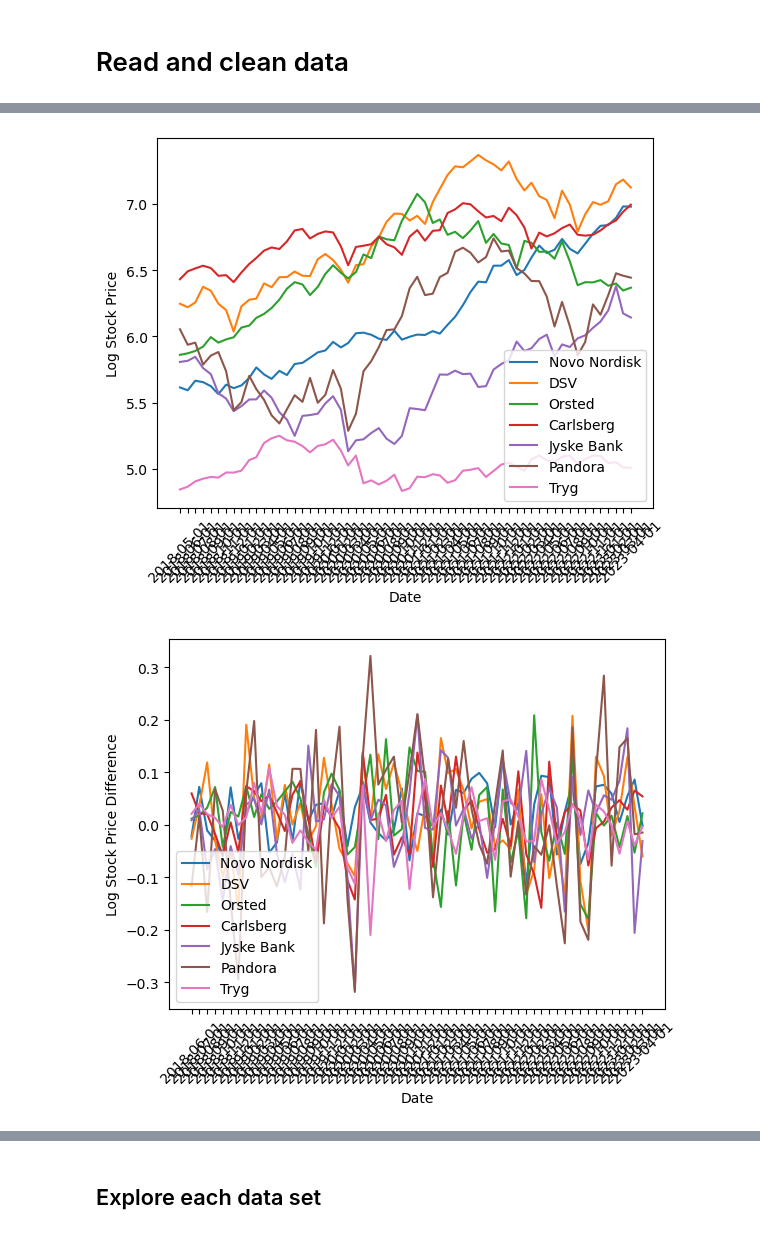
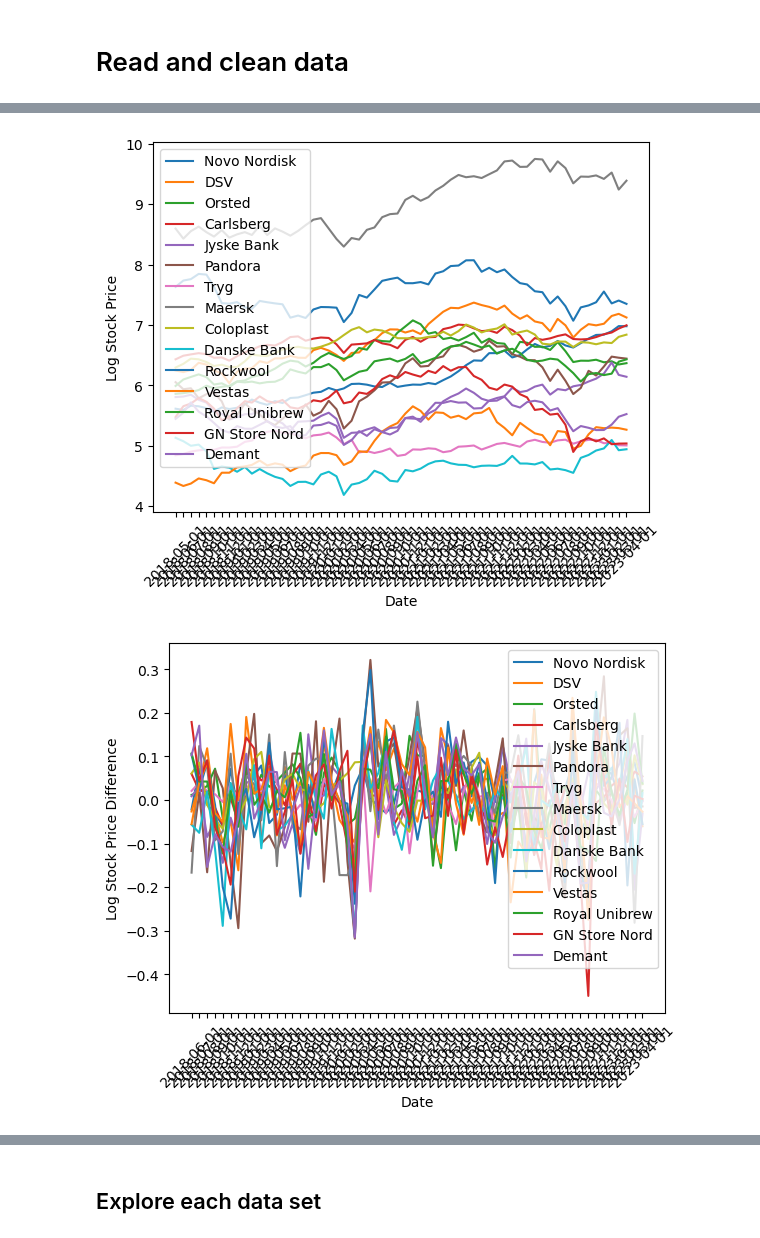
Before and after one commit to NumEconCopenhagen/projects-2023-mmj, a Jupyter notebook: dataproject/dataproject.ipynb, the cells around one changed output, grey strips where cells are left out. Cells and saved outputs as stored; diff of their text form; code cells hidden in the pictures.

```diff
--- a/dataproject/dataproject.ipynb
+++ b/dataproject/dataproject.ipynb
@@ -54,6 +55,5 @@ plt.show()
 # %%
 import chardet
-import matplotlib.dates as mdates
 
 # Detect the encoding type of the file
 with open('Monthly prices.csv', 'rb') as f:
@@ -69,21 +69,17 @@ fig, ax = plt.subplots()
 
 # Set x-axis to be the date column
 ax.set_xlabel('Date')
-# Set the x-axis locator and formatter
-locator = mdates.MonthLocator(bymonth=(1, 5, 11))
-formatter = mdates.DateFormatter('%Y Q%q')
-ax.xaxis.set_major_locator(locator)
-ax.xaxis.set_major_formatter(formatter)
+ax.set_xticks(df1['Date'].values)
+ax.set_xticklabels(df1['Date'].dt.strftime('%Y-%m-%d'), rotation=45)
 
 # Set y-axis to be the stock price column for each company
 ax.set_ylabel('Stock Price')
-for company in ['Novo Nordisk', 'DSV', 'Orsted', 'Carlsberg', 'Jyske Bank', 'Pandora', 'Tryg']:
+for company in ['Novo Nordisk', 'DSV', 'Orsted', 'Carlsberg', 'Jyske Bank', 'Pandora', 'Tryg', 'Maersk', 'Coloplast', 'Danske Bank', 'Rockwool', 'Vestas', 'Royal Unibrew', 'GN Store Nord', 'Demant']:
     ax.plot(df1['Date'], df1[company], label=company)
 
 # Add a legend to the plot
 ax.legend()
 
-
 # Show the plot
 plt.show()
 # %% [output]
@@ -98,44 +94,44 @@ df1 = pd.read_csv('Monthly prices.csv', delimiter=';')
 df1['Date'] = pd.to_datetime(df1['Date'])
 
 # Compute log prices for each company
-log_prices = np.log(df1[['Novo Nordisk', 'DSV', 'Orsted', 'Carlsberg', 'Jyske Bank', 'Pandora', 'Tryg']])
+log_prices = np.log(df1[['Novo Nordisk', 'DSV', 'Orsted', 'Carlsberg', 'Jyske Bank', 'Pandora', 'Tryg', 'Maersk', 'Coloplast', 'Danske Bank', 'Rockwool', 'Vestas', 'Royal Unibrew', 'GN Store Nord', 'Demant']])
 
 # Replace original prices with log prices
-df1[['Novo Nordisk', 'DSV', 'Orsted', 'Carlsberg', 'Jyske Bank', 'Pandora', 'Tryg']] = log_prices
+df1[['Novo Nordisk', 'DSV', 'Orsted', 'Carlsberg', 'Jyske Bank', 'Pandora', 'Tryg', 'Maersk', 'Coloplast', 'Danske Bank', 'Rockwool', 'Vestas', 'Royal Unibrew', 'GN Store Nord', 'Demant']] = log_prices
 
 # Plot the log prices
 fig, ax = plt.subplots()
 ax.set_xlabel('Date')
 ax.set_xticks(df1['Date'].values)
 ax.set_xticklabels(df1['Date'].dt.strftime('%Y-%m-%d'), rotation=45)
 ax.set_ylabel('Log Stock Price')
-for company in ['Novo Nordisk', 'DSV', 'Orsted', 'Carlsberg', 'Jyske Bank', 'Pandora', 'Tryg']:
+for company in ['Novo Nordisk', 'DSV', 'Orsted', 'Carlsberg', 'Jyske Bank', 'Pandora', 'Tryg', 'Maersk', 'Coloplast', 'Danske Bank', 'Rockwool', 'Vestas', 'Royal Unibrew', 'GN Store Nord', 'Demant']:
     ax.plot(df1['Date'], df1[company], label=company)
 ax.legend()
 plt.show()
 
 # Read the data
 df1 = pd.read_csv('Monthly prices.csv', delimiter=';', parse_dates=['Date'], index_col='Date')
 
 # Compute log prices for each company
-log_prices = np.log(df1[['Novo Nordisk', 'DSV', 'Orsted', 'Carlsberg', 'Jyske Bank', 'Pandora', 'Tryg']])
+log_prices = np.log(df1[['Novo Nordisk', 'DSV', 'Orsted', 'Carlsberg', 'Jyske Bank', 'Pandora', 'Tryg', 'Maersk', 'Coloplast', 'Danske Bank', 'Rockwool', 'Vestas', 'Royal Unibrew', 'GN Store Nord', 'Demant']])
 
 # Compute log difference
 log_diff = log_prices.diff().dropna()
 
 # Plot the log difference
 fig, ax = plt.subplots()
 ax.set_xlabel('Date')
 ax.set_xticks(log_diff.index.values)
 ax.set_xticklabels(log_diff.index.strftime('%Y-%m-%d'), rotation=45)
 ax.set_ylabel('Log Stock Price Difference')
-for company in ['Novo Nordisk', 'DSV', 'Orsted', 'Carlsberg', 'Jyske Bank', 'Pandora', 'Tryg']:
+for company in ['Novo Nordisk', 'DSV', 'Orsted', 'Carlsberg', 'Jyske Bank', 'Pandora', 'Tryg', 'Maersk', 'Coloplast', 'Danske Bank', 'Rockwool', 'Vestas', 'Royal Unibrew', 'GN Store Nord', 'Demant']:
     ax.plot(log_diff.index, log_diff[company], label=company)
 ax.legend()
 plt.show()
 # %% [output]
-[figure, old version]
+[figure, new version]
-[figure, old version]
+[figure, new version]
 # %%
 # Read the data
 df1 = pd.read_csv('Monthly prices.csv', delimiter=';')
```
Also changed, not shown: parts of 5 cells of this notebook.
